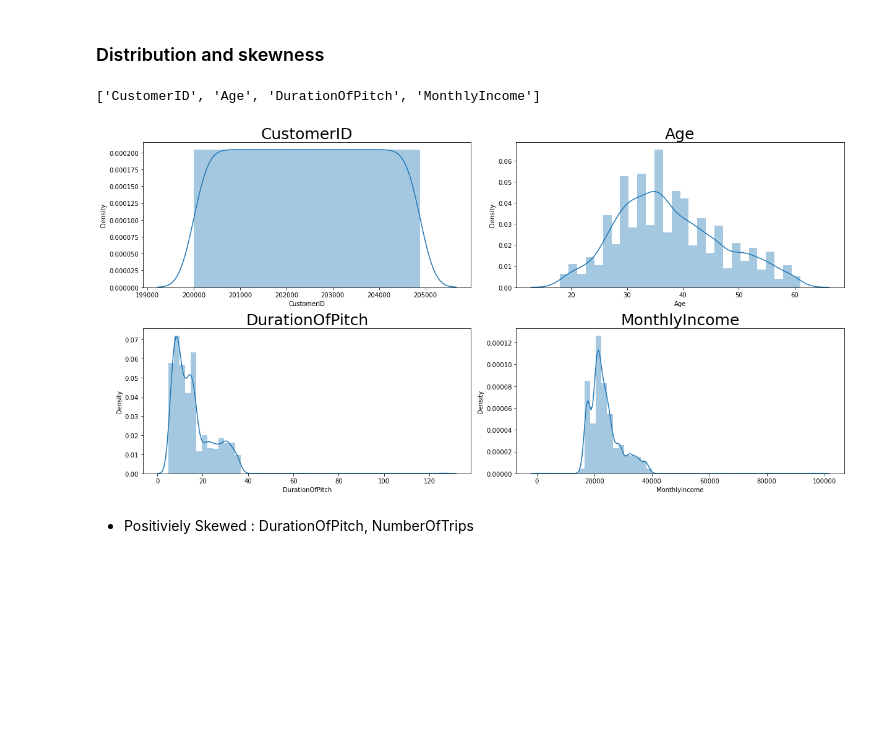
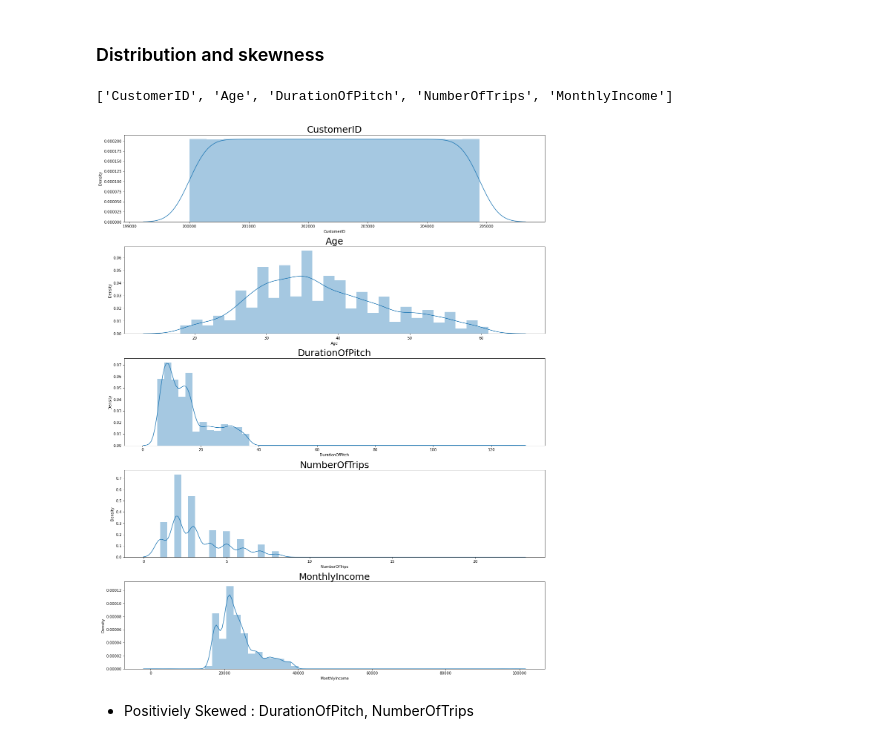
Before and after one commit to wasimmadha/tourism_package, a Jupyter notebook: notebooks/Data Exploration.ipynb, the cells around one changed output. Drawn from its saved outputs; the diff is of its cells as text; code cells hidden in the pictures; blank space fills up the shorter version.

Commit message:
Exploration of Columns Done

```diff
--- a/notebooks/Data Exploration.ipynb
+++ b/notebooks/Data Exploration.ipynb
@@ -94,23 +94,23 @@ dtype: int64
 numerical_columns = df.select_dtypes(include=['int', 'float']).columns
 categorical_columns = df.select_dtypes(include=['object']).columns
 
-continuous_columns = [i for i in df.columns if df[i].nunique() > 25]
+continuous_columns = [i for i in df.columns if df[i].nunique() > 8]
 
 continuous_columns
 # %% [output]
-['CustomerID', 'Age', 'DurationOfPitch', 'MonthlyIncome']
+['CustomerID', 'Age', 'DurationOfPitch', 'NumberOfTrips', 'MonthlyIncome']
 # %%
 plt.figure(figsize=(17,75))
 
 for i in range(len(continuous_columns)):
-    plt.subplot(18,2,i+1)
+    plt.subplot(18,1,i+1)
     sns.distplot(df[continuous_columns[i]])
     plt.tight_layout()
     plt.title(continuous_columns[i],fontsize=25)
 
 plt.show()
 # %% [output]
-[figure, old version]
+[figure, new version]
 # %% [markdown]
 - Positiviely Skewed : DurationOfPitch, NumberOfTrips
 # %%
```
Also changed, not shown: parts of 22 cells of this notebook, 1 other file.
